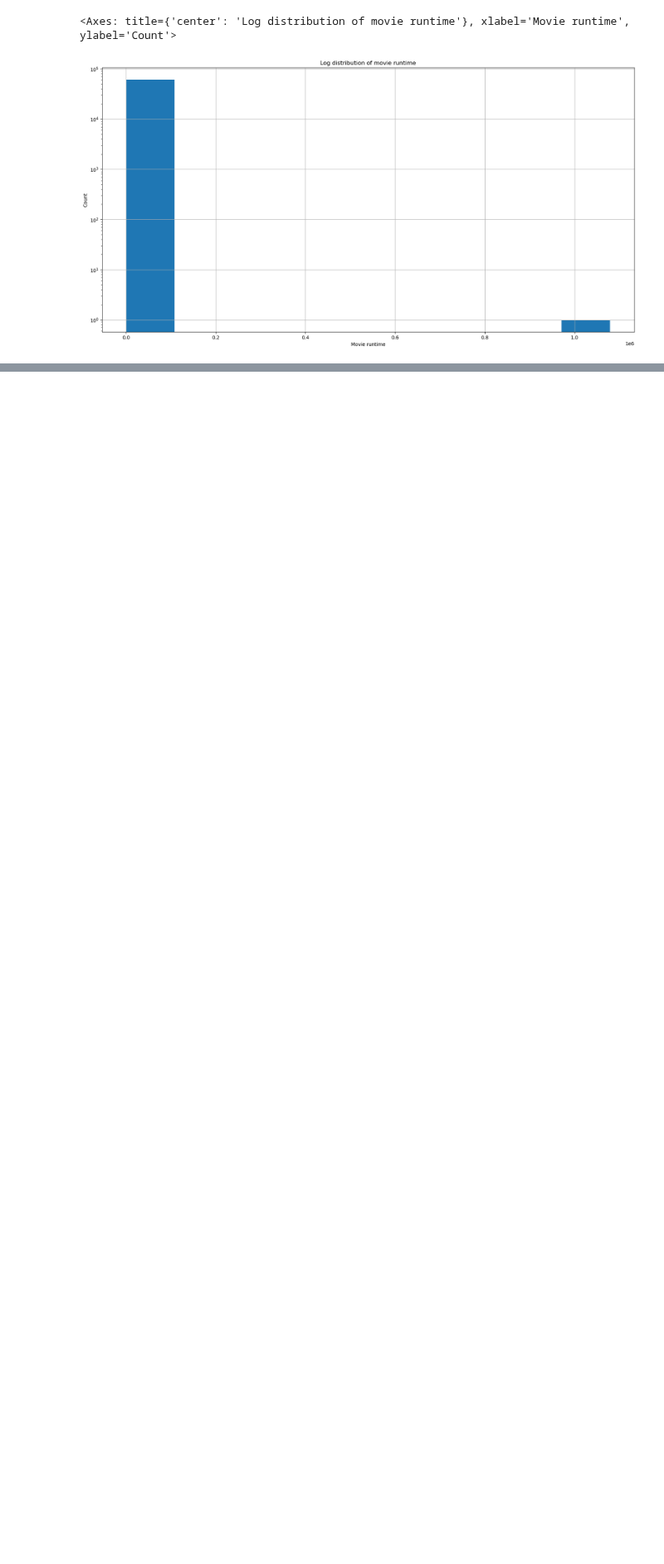
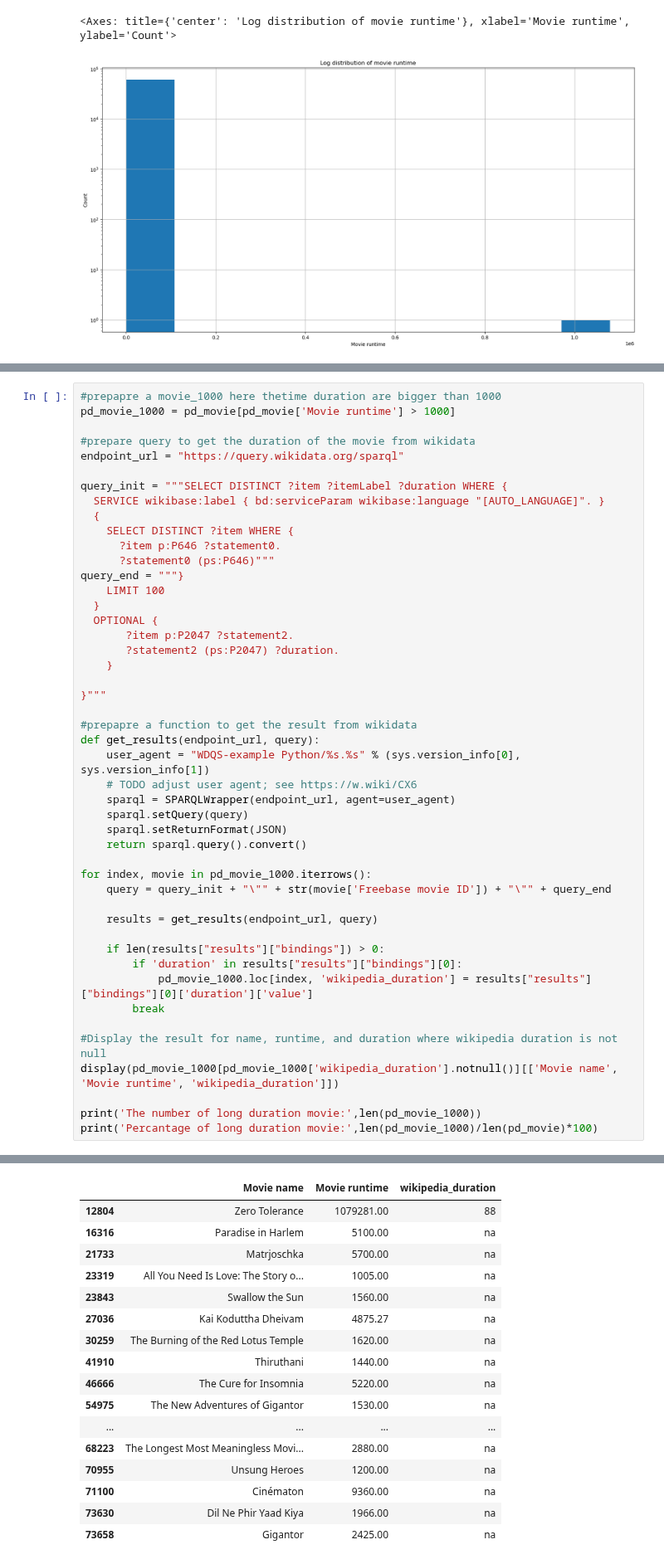
Before and after one commit to epfl-ada/ada-2023-project-radatouille, a Jupyter notebook: milestone_2.ipynb, the cells around one changed output, grey strips where cells are left out. Shown at 83% size. Drawn from its saved outputs; the diff is of its cells as text; blank space fills up the shorter version.

```diff
--- a/milestone_2.ipynb
+++ b/milestone_2.ipynb
@@ -215,0 +225,48 @@ Test
+# %%
+#prepapre a movie_1000 here thetime duration are bigger than 1000
+pd_movie_1000 = pd_movie[pd_movie['Movie runtime'] > 1000]
+
+#prepare query to get the duration of the movie from wikidata
+endpoint_url = "https://query.wikidata.org/sparql"
+
+query_init = """SELECT DISTINCT ?item ?itemLabel ?duration WHERE {
+  SERVICE wikibase:label { bd:serviceParam wikibase:language "[AUTO_LANGUAGE]". }
+  {
+    SELECT DISTINCT ?item WHERE {
+      ?item p:P646 ?statement0.
+      ?statement0 (ps:P646)"""
+query_end = """}
+    LIMIT 100
+  }
+  OPTIONAL {
+       ?item p:P2047 ?statement2.
+       ?statement2 (ps:P2047) ?duration.
+    }
+
+}"""
+
+#prepapre a function to get the result from wikidata
+def get_results(endpoint_url, query):
+    user_agent = "WDQS-example Python/%s.%s" % (sys.version_info[0], sys.version_info[1])
+    # TODO adjust user agent; see https://w.wiki/CX6
+    sparql = SPARQLWrapper(endpoint_url, agent=user_agent)
+    sparql.setQuery(query)
+    sparql.setReturnFormat(JSON)
+    return sparql.query().convert()
+
+for index, movie in pd_movie_1000.iterrows():
+    query = query_init + "\"" + str(movie['Freebase movie ID']) + "\"" + query_end
+
+    results = get_results(endpoint_url, query)
+
+    if len(results["results"]["bindings"]) > 0:
+        if 'duration' in results["results"]["bindings"][0]:
+            pd_movie_1000.loc[index, 'wikipedia_duration'] = results["results"]["bindings"][0]['duration']['value']
+        break
+
+#Display the result for name, runtime, and duration where wikipedia duration is not null
+display(pd_movie_1000[pd_movie_1000['wikipedia_duration'].notnull()][['Movie name', 'Movie runtime', 'wikipedia_duration']])
+
+print('The number of long duration movie:',len(pd_movie_1000))
+print('Percantage of long duration movie:',len(pd_movie_1000)/len(pd_movie)*100)
+# %% [output]
@@ -215,0 +278,17 @@ Test
+|  | Movie name | Movie runtime | wikipedia_duration |
+| 12804 | Zero Tolerance | 1079281.00 | 88 |
+| 16316 | Paradise in Harlem | 5100.00 | na |
+| 21733 | Matrjoschka | 5700.00 | na |
+| 23319 | All You Need Is Love: The Story o... | 1005.00 | na |
+| 23843 | Swallow the Sun | 1560.00 | na |
+| 27036 | Kai Koduttha Dheivam | 4875.27 | na |
+| 30259 | The Burning of the Red Lotus Temple | 1620.00 | na |
+| 41910 | Thiruthani | 1440.00 | na |
+| 46666 | The Cure for Insomnia | 5220.00 | na |
+| 54975 | The New Adventures of Gigantor | 1530.00 | na |
+| ... | ... | ... | ... |
+| 68223 | The Longest Most Meaningless Movi... | 2880.00 | na |
+| 70955 | Unsung Heroes | 1200.00 | na |
+| 71100 | Cinématon | 9360.00 | na |
+| 73630 | Dil Ne Phir Yaad Kiya | 1966.00 | na |
+| 73658 | Gigantor | 2425.00 | na |
```
Also changed, not shown: parts of 11 cells of this notebook.
